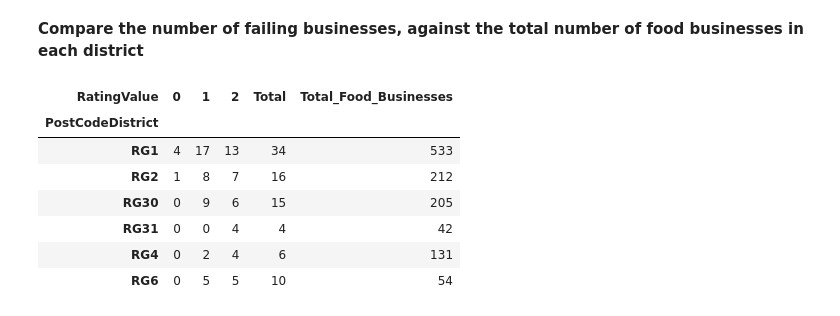
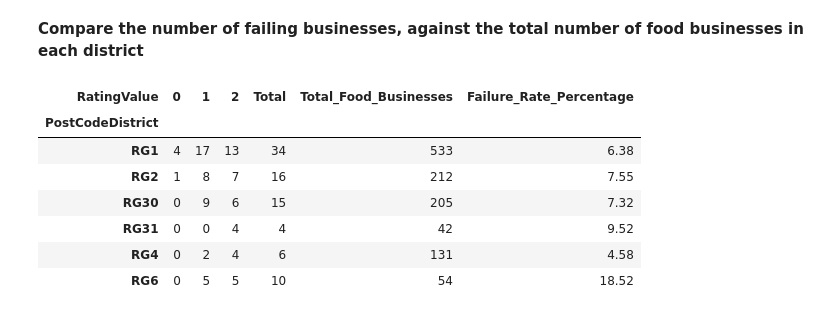
Before and after one commit to danb160/reading_food_hygiene_analysis, a Jupyter notebook: jupyter_notebooks/rfh_analysis_and_visualisations.ipynb, the cells around one changed output. Drawn from its saved outputs; the diff is of its cells as text; code cells hidden in the pictures.

```diff
--- a/jupyter_notebooks/rfh_analysis_and_visualisations.ipynb
+++ b/jupyter_notebooks/rfh_analysis_and_visualisations.ipynb
@@ -367,16 +368,20 @@ district_breakdown
 # %%
 # Count the total number of businesses in Reading
 total_businesses = df['PostCodeDistrict'].value_counts()
 
 # Add to the district breakdown dataframe
 district_breakdown['Total_Food_Businesses'] = total_businesses
+
+# Calculate the percentage of failing businesses in each district
+district_breakdown['Failure_Rate_Percentage'] = (district_breakdown['Total'] / district_breakdown['Total_Food_Businesses'] * 100).round(2)
+
 district_breakdown
 # %% [output]
-| RatingValue | 0 | 1 | 2 | Total | Total_Food_Businesses |
-| PostCodeDistrict |  |  |  |  |  |
-| RG1 | 4 | 17 | 13 | 34 | 533 |
-| RG2 | 1 | 8 | 7 | 16 | 212 |
-| RG30 | 0 | 9 | 6 | 15 | 205 |
-| RG31 | 0 | 0 | 4 | 4 | 42 |
-| RG4 | 0 | 2 | 4 | 6 | 131 |
-| RG6 | 0 | 5 | 5 | 10 | 54 |
+| RatingValue | 0 | 1 | 2 | Total | Total_Food_Businesses | Failure_Rate_Percentage |
+| PostCodeDistrict |  |  |  |  |  |  |
+| RG1 | 4 | 17 | 13 | 34 | 533 | 6.38 |
+| RG2 | 1 | 8 | 7 | 16 | 212 | 7.55 |
+| RG30 | 0 | 9 | 6 | 15 | 205 | 7.32 |
+| RG31 | 0 | 0 | 4 | 4 | 42 | 9.52 |
+| RG4 | 0 | 2 | 4 | 6 | 131 | 4.58 |
+| RG6 | 0 | 5 | 5 | 10 | 54 | 18.52 |
```
Also changed, not shown: parts of 3 cells of this notebook.
